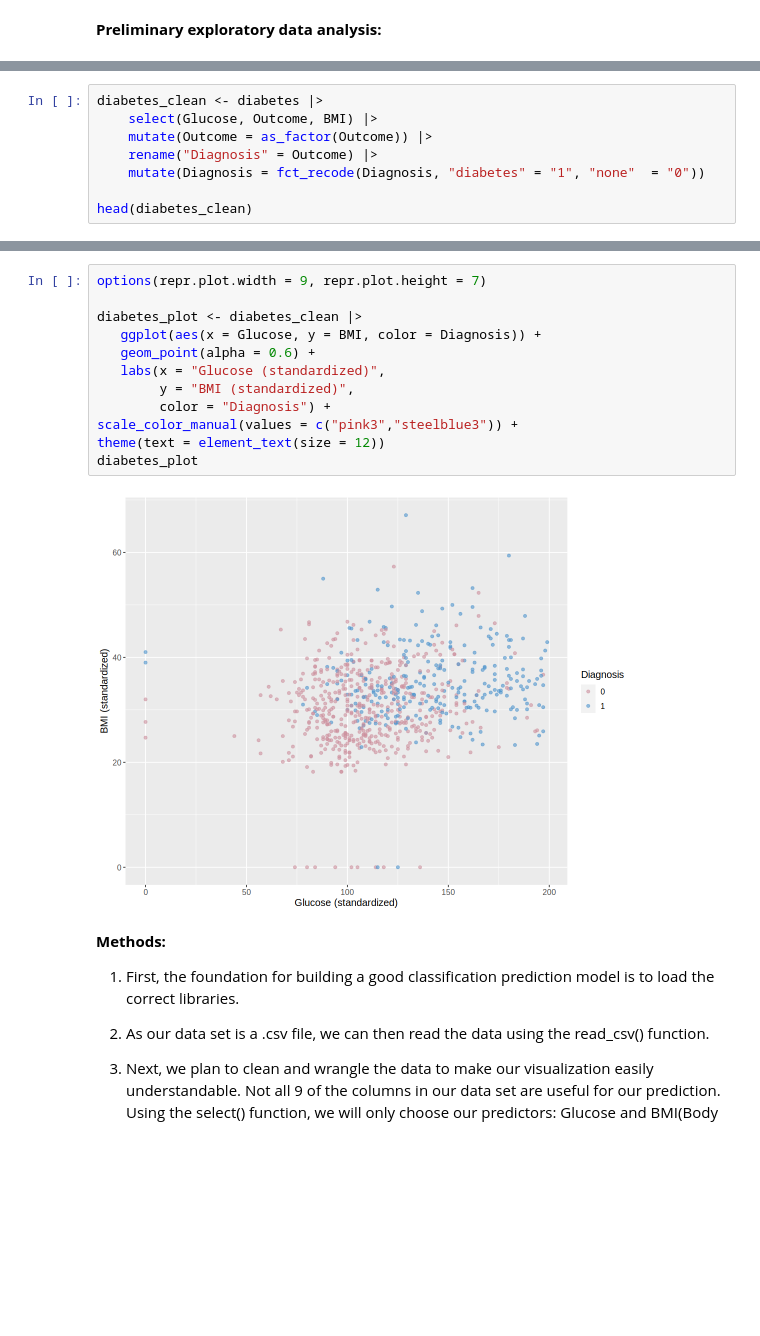
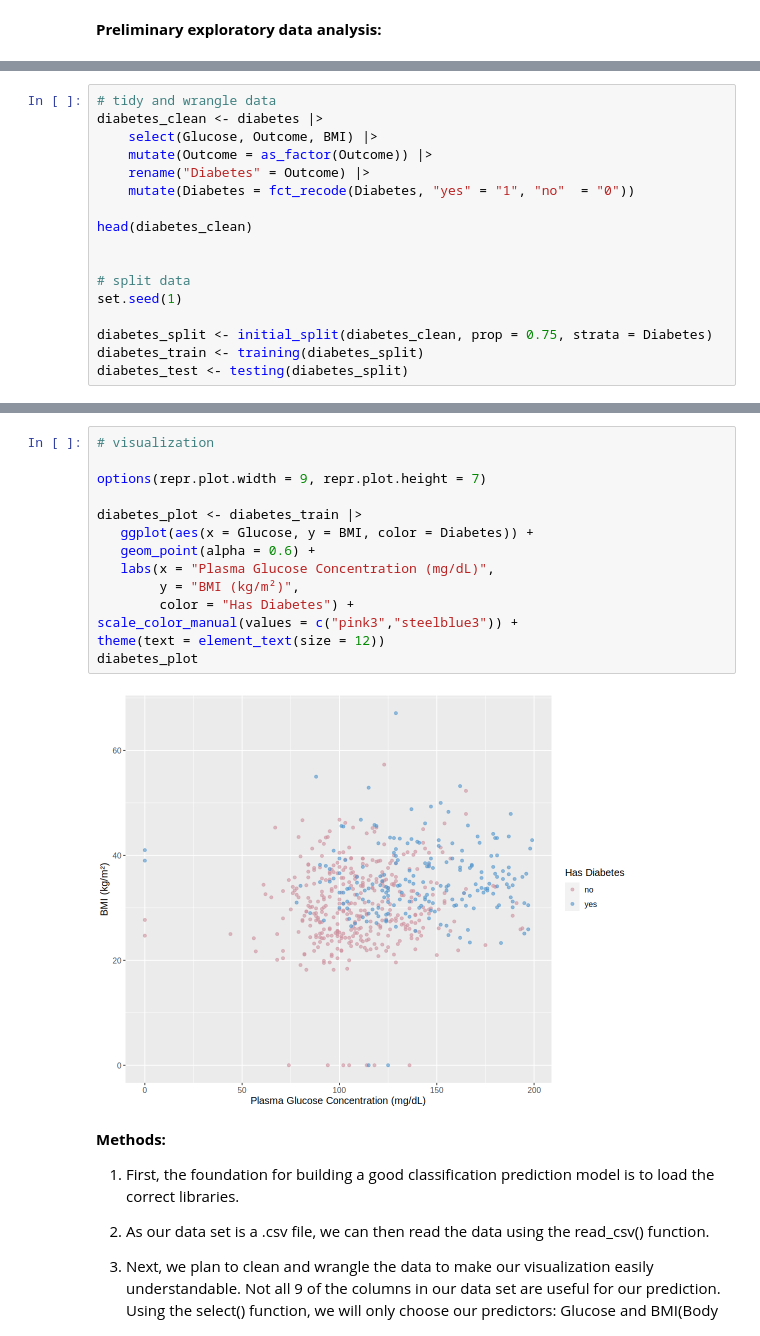
Before and after one commit to asnbl/dsci-100-2023-24W-group-16, a Jupyter notebook: Group project proposal.ipynb, the cells around one changed output, grey strips where cells are left out. Cells and saved outputs as stored; diff of their text form; blank space fills up the shorter version.

Commit message:
Split code; added summary, headings

```diff
--- a/Group project proposal.ipynb
+++ b/Group project proposal.ipynb
@@ -57,12 +41,21 @@ A tibble: 6 × 9
 | 0 | 137 | 40 | 35 | 168 | 43.1 | 2.288 | 33 | 1 |
 | 5 | 116 | 74 | 0 | 0 | 25.6 | 0.201 | 30 | 0 |
 # %%
+# tidy and wrangle data
 diabetes_clean <- diabetes |>
     select(Glucose, Outcome, BMI) |>
     mutate(Outcome = as_factor(Outcome)) |>
-    rename("Diagnosis" = Outcome) |>
-    mutate(Diagnosis = fct_recode(Diagnosis, "diabetes" = "1", "none"  = "0"))
+    rename("Diabetes" = Outcome) |>
+    mutate(Diabetes = fct_recode(Diabetes, "yes" = "1", "no"  = "0"))
 
 head(diabetes_clean)
+
+
+# split data
+set.seed(1)
+
+diabetes_split <- initial_split(diabetes_clean, prop = 0.75, strata = Diabetes)
+diabetes_train <- training(diabetes_split)
+diabetes_test <- testing(diabetes_split)
 # %% [output]
 A tibble: 6 × 3
@@ -77,17 +85,19 @@ A tibble: 6 × 3
 # %%
+# visualization
+
 options(repr.plot.width = 9, repr.plot.height = 7)
 
-diabetes_plot <- diabetes_clean |>
-   ggplot(aes(x = Glucose, y = BMI, color = Diagnosis)) +
+diabetes_plot <- diabetes_train |>
+   ggplot(aes(x = Glucose, y = BMI, color = Diabetes)) +
    geom_point(alpha = 0.6) +
-   labs(x = "Glucose (standardized)",
-        y = "BMI (standardized)",
-        color = "Diagnosis") +
+   labs(x = "Plasma Glucose Concentration (mg/dL)",
+        y = "BMI (kg/m²)",
+        color = "Has Diabetes") +
 scale_color_manual(values = c("pink3","steelblue3")) +
 theme(text = element_text(size = 12))
 diabetes_plot
 # %% [output]
-[figure, old version]
+[figure, new version]
 # %% [markdown]
 **Methods:**
 
```
Also changed, not shown: parts of 4 cells of this notebook.
